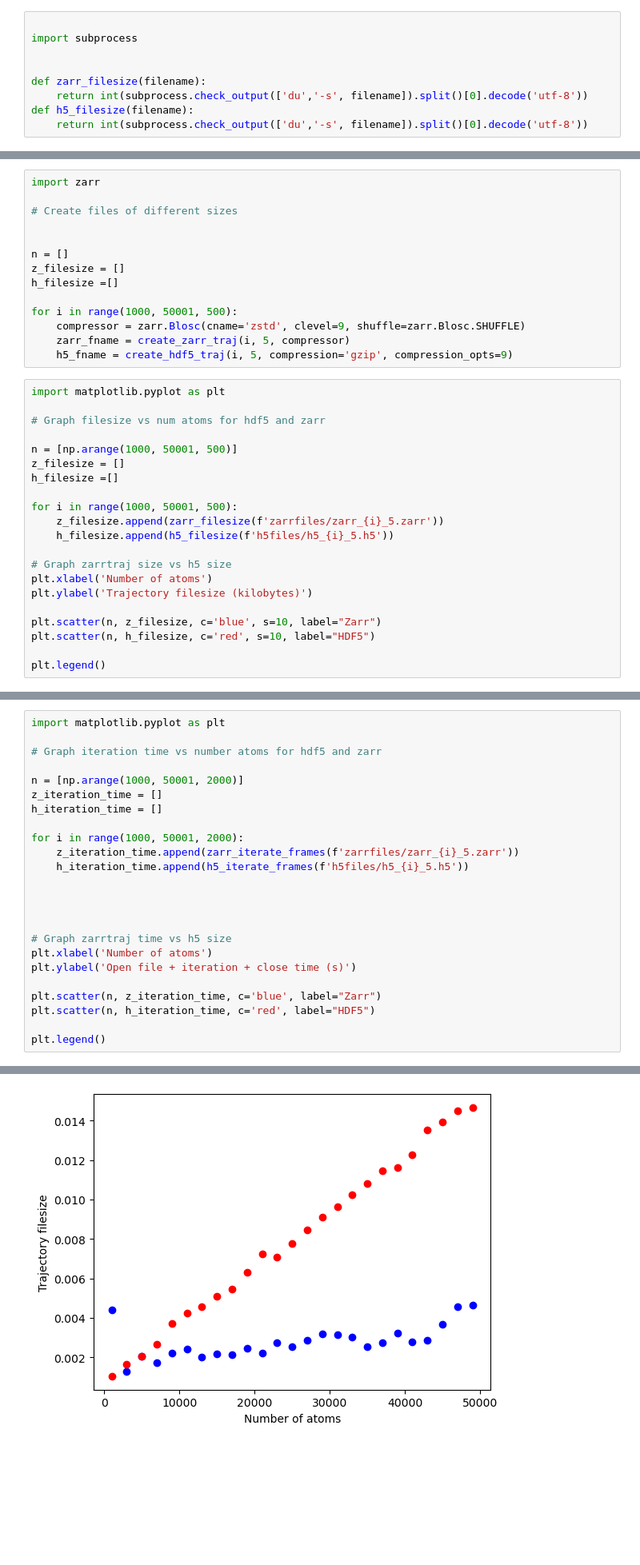
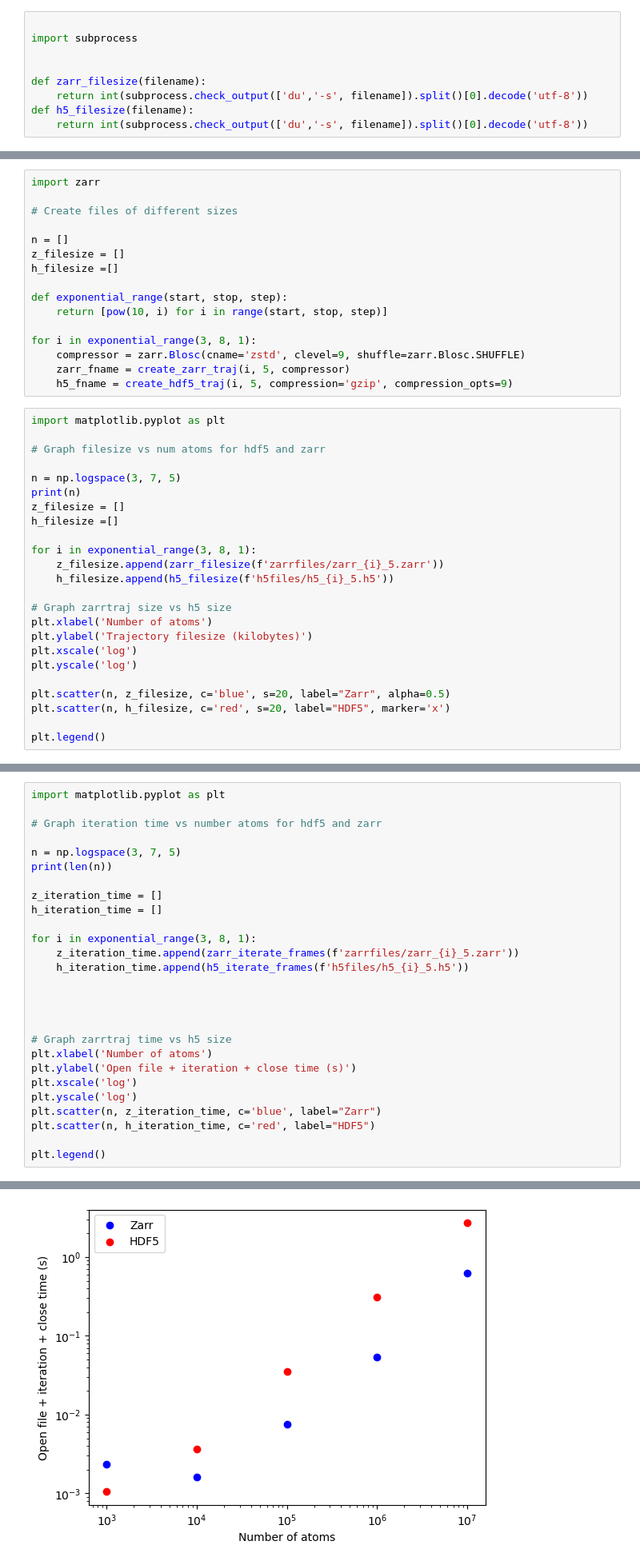
Before and after one commit to Becksteinlab/zarrtraj, a Jupyter notebook: notebooks/initial_benchmark.ipynb, the cells around one changed output, grey strips where cells are left out. Shown at 80% size. Cells and saved outputs as stored; diff of their text form; blank space fills up the shorter version.

```diff
--- a/notebooks/initial_benchmark.ipynb
+++ b/notebooks/initial_benchmark.ipynb
@@ -143,12 +145,14 @@ import zarr
 
 # Create files of different sizes
 
-
 n = []
 z_filesize = []
 h_filesize =[]
 
-for i in range(1000, 50001, 500):
+def exponential_range(start, stop, step):
+    return [pow(10, i) for i in range(start, stop, step)]
+
+for i in exponential_range(3, 8, 1):
     compressor = zarr.Blosc(cname='zstd', clevel=9, shuffle=zarr.Blosc.SHUFFLE)
     zarr_fname = create_zarr_traj(i, 5, compressor)
     h5_fname = create_hdf5_traj(i, 5, compression='gzip', compression_opts=9)
@@ -157,20 +161,23 @@ import matplotlib.pyplot as plt
 
 # Graph filesize vs num atoms for hdf5 and zarr
 
-n = [np.arange(1000, 50001, 500)]
+n = np.logspace(3, 7, 5)
+print(n)
 z_filesize = []
 h_filesize =[]
 
-for i in range(1000, 50001, 500):
+for i in exponential_range(3, 8, 1):
     z_filesize.append(zarr_filesize(f'zarrfiles/zarr_{i}_5.zarr'))
     h_filesize.append(h5_filesize(f'h5files/h5_{i}_5.h5'))
 
 # Graph zarrtraj size vs h5 size
 plt.xlabel('Number of atoms')
 plt.ylabel('Trajectory filesize (kilobytes)')
+plt.xscale('log')
+plt.yscale('log')
 
-plt.scatter(n, z_filesize, c='blue', s=10, label="Zarr")
-plt.scatter(n, h_filesize, c='red', s=10, label="HDF5")
+plt.scatter(n, z_filesize, c='blue', s=20, label="Zarr", alpha=0.5)
+plt.scatter(n, h_filesize, c='red', s=20, label="HDF5", marker='x')
 
 plt.legend()
 # %% [output]
@@ -181,11 +189,13 @@ import matplotlib.pyplot as plt
 
 # Graph iteration time vs number atoms for hdf5 and zarr
 
-n = [np.arange(1000, 50001, 2000)]
+n = np.logspace(3, 7, 5)
+print(len(n))
+
 z_iteration_time = []
 h_iteration_time = []
 
-for i in range(1000, 50001, 2000):
+for i in exponential_range(3, 8, 1):
     z_iteration_time.append(zarr_iterate_frames(f'zarrfiles/zarr_{i}_5.zarr'))
     h_iteration_time.append(h5_iterate_frames(f'h5files/h5_{i}_5.h5'))
 
@@ -195,7 +205,8 @@ for i in range(1000, 50001, 2000):
 # Graph zarrtraj time vs h5 size
 plt.xlabel('Number of atoms')
 plt.ylabel('Open file + iteration + close time (s)')
-
+plt.xscale('log')
+plt.yscale('log')
 plt.scatter(n, z_iteration_time, c='blue', label="Zarr")
 plt.scatter(n, h_iteration_time, c='red', label="HDF5")
 
@@ -205,4 +217,4 @@ plt.legend()
-[figure, old version]
+[figure, new version]
 # %%
 import numpy as np
 
```
Also changed, not shown: parts of 3 cells of this notebook, 4 other files.
